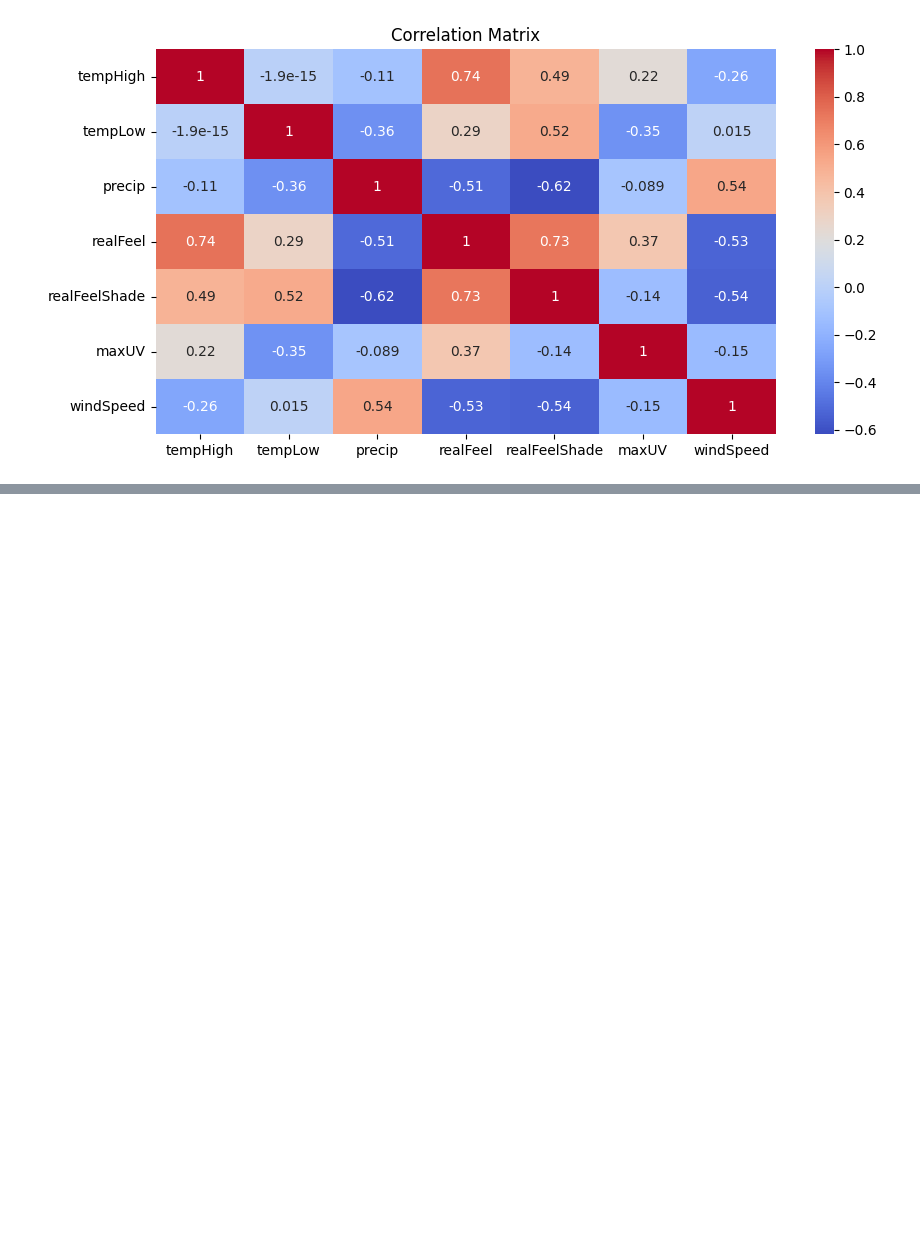
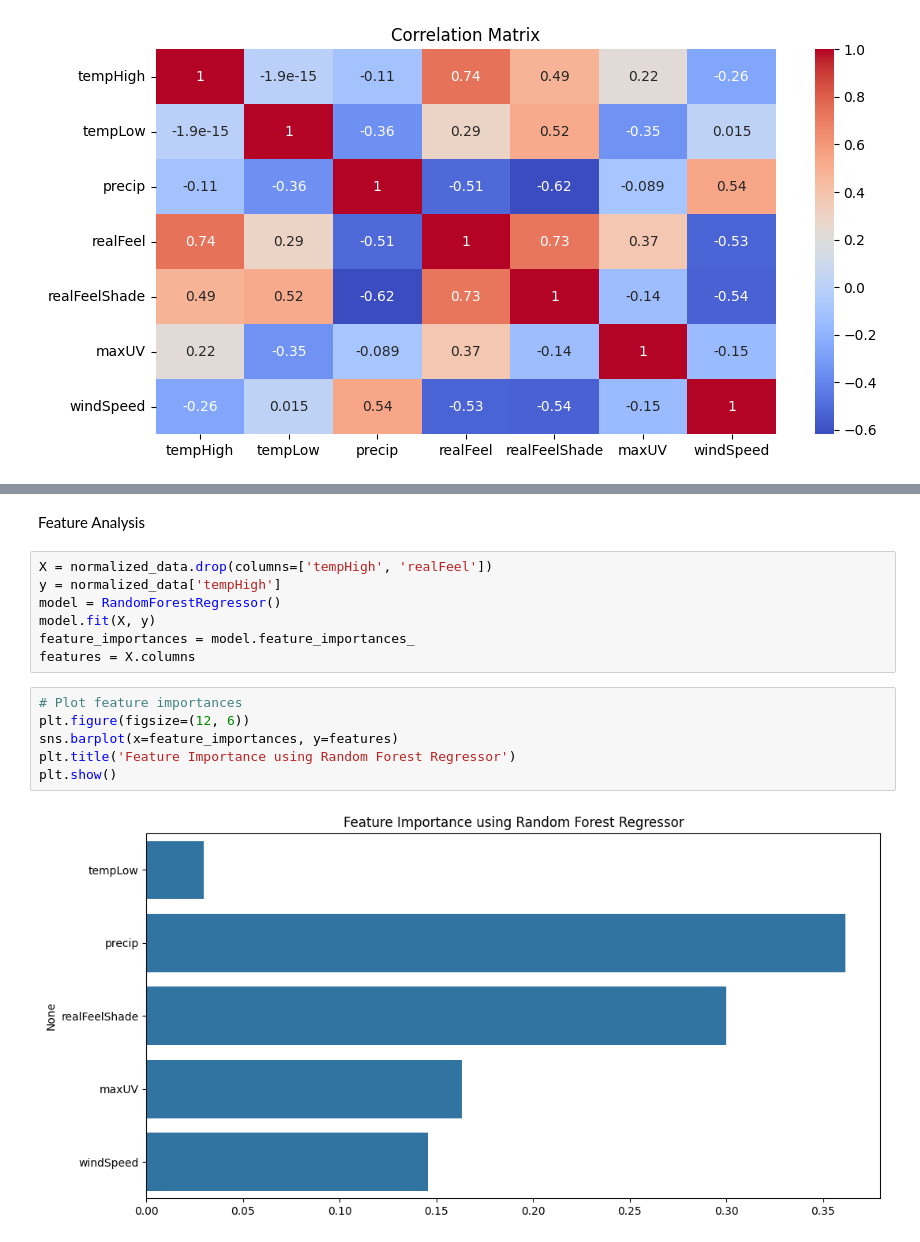
Before and after one commit to jddiosana/accuweather-data-analysis, a Jupyter notebook: data_analysis.ipynb, the cells around one changed output, grey strips where cells are left out. Drawn from its saved outputs; the diff is of its cells as text; blank space fills up the shorter version.

```diff
--- a/data_analysis.ipynb
+++ b/data_analysis.ipynb
@@ -172,0 +265,17 @@ plt.show()
+# %% [markdown]
+Feature Analysis
+# %%
+X = normalized_data.drop(columns=['tempHigh', 'realFeel'])
+y = normalized_data['tempHigh']
+model = RandomForestRegressor()
+model.fit(X, y)
+feature_importances = model.feature_importances_
+features = X.columns
+# %%
+# Plot feature importances
+plt.figure(figsize=(12, 6))
+sns.barplot(x=feature_importances, y=features)
+plt.title('Feature Importance using Random Forest Regressor')
+plt.show()
+# %% [output]
+[figure, added]
```
Also changed, not shown: parts of 36 cells of this notebook, 4 other files.
